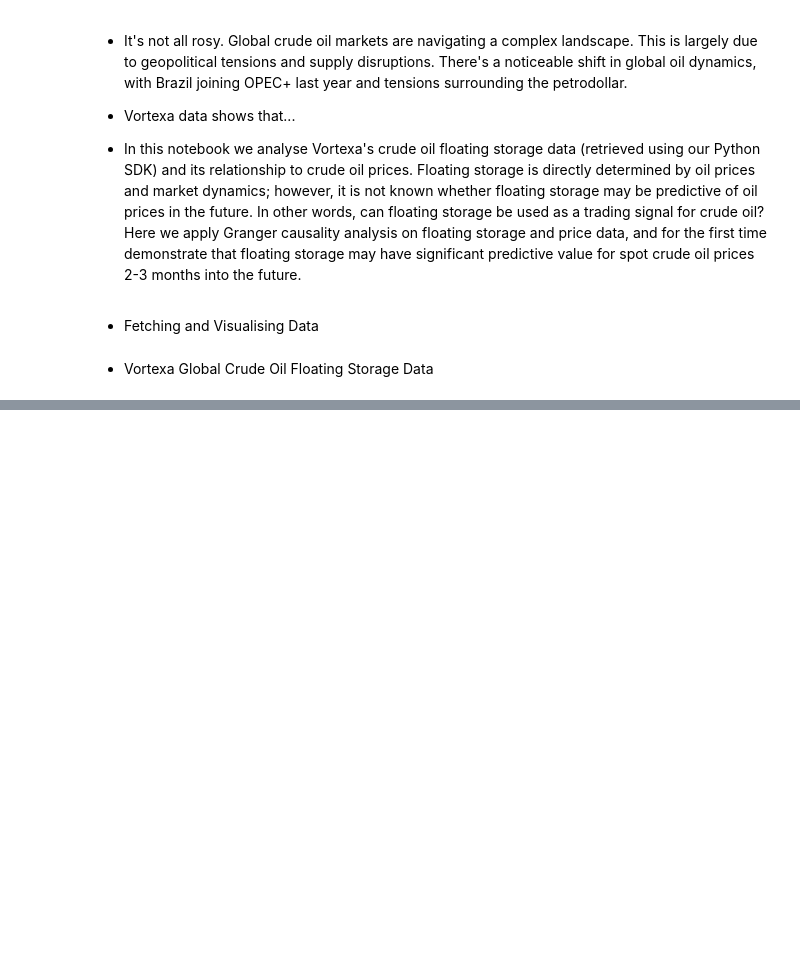
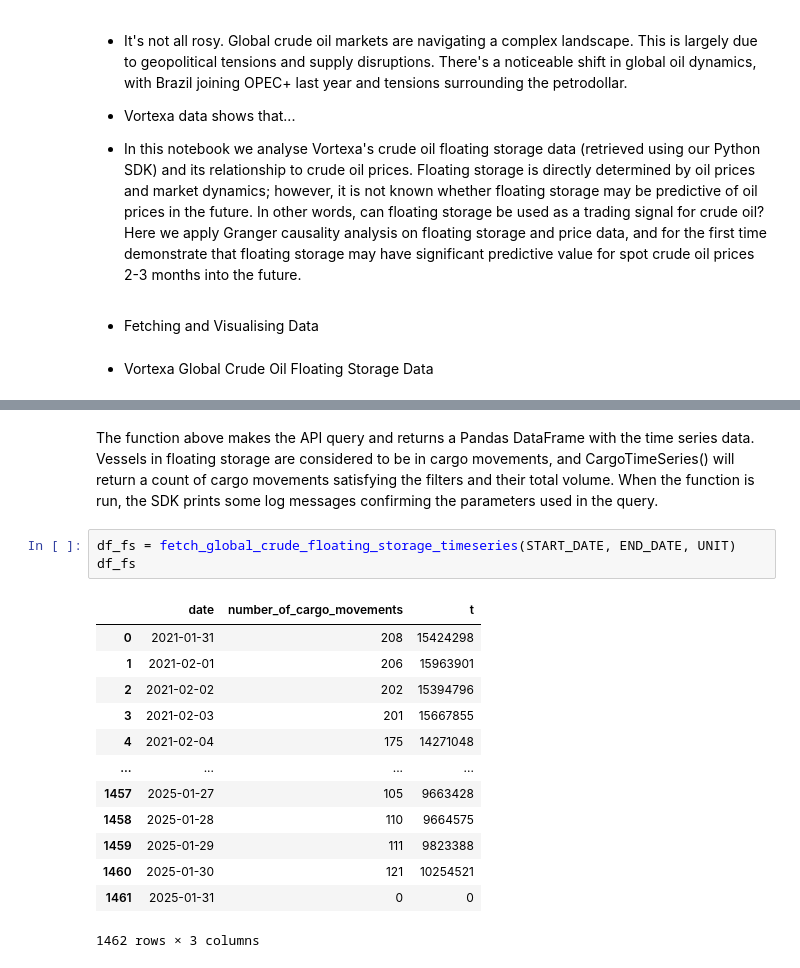
Before and after one commit to S-Dassou/crude_analysis_project, a Jupyter notebook: crude_fs_analysis.ipynb, the cells around one changed output, grey strips where cells are left out. Cells and saved outputs as stored; diff of their text form; blank space fills up the shorter version.

```diff
--- a/crude_fs_analysis.ipynb
+++ b/crude_fs_analysis.ipynb
@@ -33,0 +62,19 @@ UNIT = 't'
+# %% [markdown]
+The function above makes the API query and returns a Pandas DataFrame with the time series data. Vessels in floating storage are considered to be in cargo movements, and CargoTimeSeries() will return a count of cargo movements satisfying the filters and their total volume. When the function is run, the SDK prints some log messages confirming the parameters used in the query.
+# %%
+df_fs = fetch_global_crude_floating_storage_timeseries(START_DATE, END_DATE, UNIT)
+df_fs
+# %% [output]
+|  | date | number_of_cargo_movements | t |
+| 0 | 2021-01-31 | 208 | 15424298 |
+| 1 | 2021-02-01 | 206 | 15963901 |
+| 2 | 2021-02-02 | 202 | 15394796 |
+| 3 | 2021-02-03 | 201 | 15667855 |
+| 4 | 2021-02-04 | 175 | 14271048 |
+| ... | ... | ... | ... |
+| 1457 | 2025-01-27 | 105 | 9663428 |
+| 1458 | 2025-01-28 | 110 | 9664575 |
+| 1459 | 2025-01-29 | 111 | 9823388 |
+| 1460 | 2025-01-30 | 121 | 10254521 |
+| 1461 | 2025-01-31 | 0 | 0 |
+1462 rows × 3 columns
```
Also changed, not shown: parts of 12 cells of this notebook.
